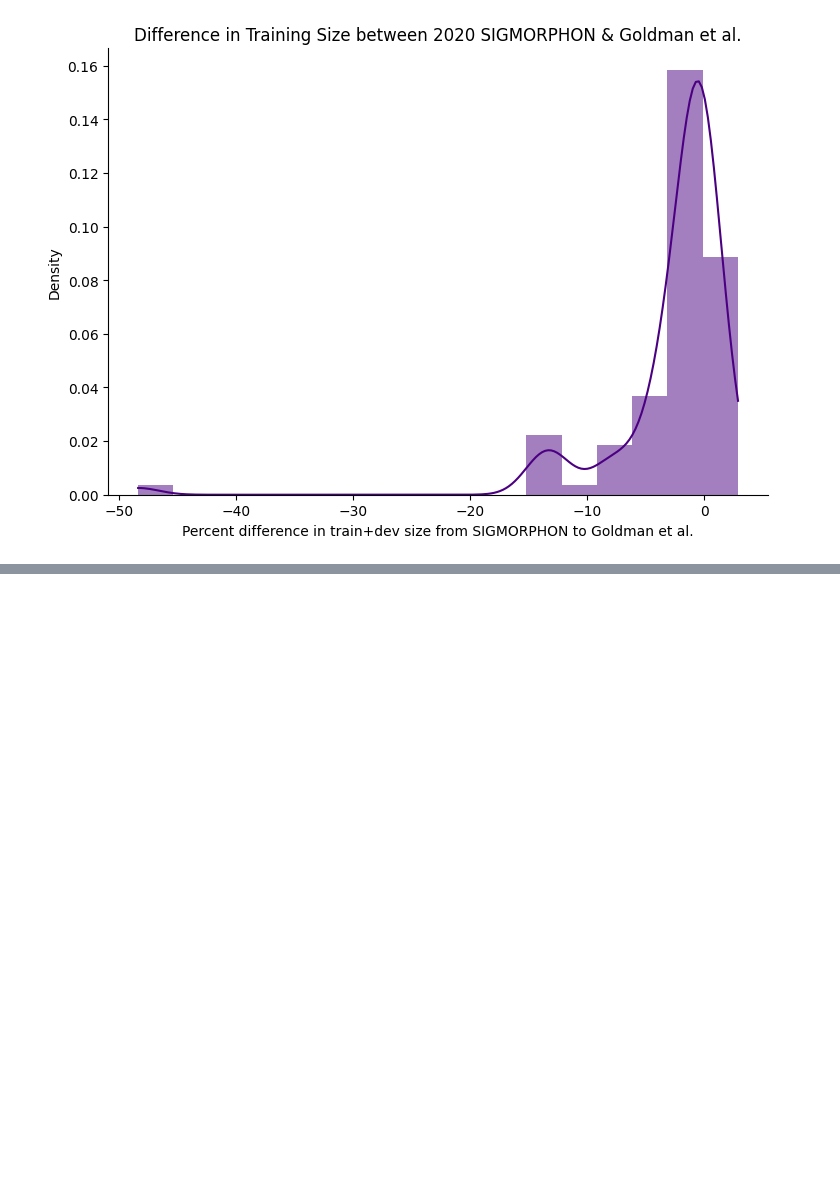
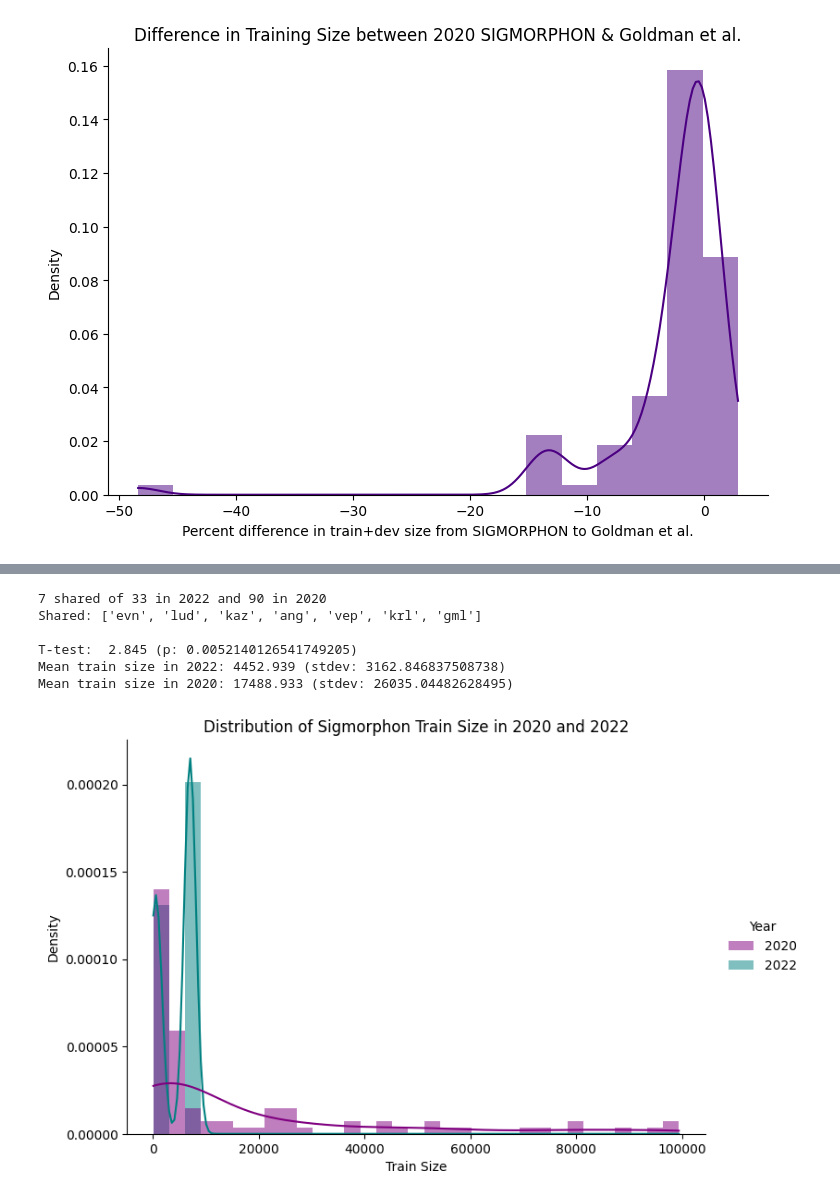
Before and after one commit to paynesa/qp2, a Jupyter notebook: code/exploration_plotting.ipynb, the cells around one changed output, grey strips where cells are left out. Saved outputs shown, nothing was run; the diff lists cells and outputs as text; code cells hidden in the pictures; blank space fills up the shorter version.

```diff
--- a/code/exploration_plotting.ipynb
+++ b/code/exploration_plotting.ipynb
@@ -467,0 +428,8 @@ Kendall's Tau:  0.003,   p = 0.9706108804980467
+# %%
+for f in [f for f in os.listdir(PATH_TO_GOLDMAN_DATA) if "." not in f]:
+    for lang in set([l.strip().split(".")[0] for l in os.listdir(f"{PATH_TO_GOLDMAN_DATA}/{f}")]):
+        train, dev, test = parse_files(f"{PATH_TO_GOLDMAN_DATA}/{f}/{lang}")
+        train_pos = set([x.split(";")[0] for x in train] + [x.split(";")[0] for x in dev])
+        test_pos = set([x.split(";")[0] for x in test])
+        assert(all(x in train_pos for x in test_pos))
+print("Success!")
@@ -467,0 +438,10 @@ Kendall's Tau:  0.003,   p = 0.9706108804980467
+# %%
+for f in [f for f in os.listdir(PATH_TO_GOLDMAN_DATA) if "." not in f]:
+    for lang in set([l.strip().split(".")[0] for l in os.listdir(f"{PATH_TO_GOLDMAN_DATA}/{f}")]):
+        train, dev, test = parse_files(f"{PATH_TO_GOLDMAN_DATA}/{f}/{lang}", 0)
+        train_lemmas = set(train)
+        dev_lemmas = set(dev)
+        test_lemmas = set(test)
+        assert(len([x for x in dev_lemmas if x in train_lemmas]) == 0)
+        assert(len([x for x in dev_lemmas if x in test_lemmas]) == 0)
+print("Success!")
@@ -467,0 +450,62 @@ Kendall's Tau:  0.003,   p = 0.9706108804980467
+# %%
+lang_to_train20 = {}
+
+for f in [f for f in os.listdir(PATH_TO_SIGMORPHON) if "." not in f]:
+    for lang in set([l.strip().split(".")[0] for l in os.listdir(f"{PATH_TO_GOLDMAN_DATA}/{f}")]):
+        train, dev, test = parse_files(f"{PATH_TO_SIGMORPHON}/{f}/{lang}")
+        lang_to_train20[lang] = len(train)
+
+
+lang_to_train22 = {}
+SIGMORPHON22 = "2022InflectionST/part1/development_languages"
+
+
+sigmorphon_22_files = [f for f in os.listdir(SIGMORPHON22) if "train" in f]
+langs = set([x.split("_")[0] for x in sigmorphon_22_files])
+for lang in langs:
+    if f"{lang}_large.train" in sigmorphon_22_files:
+        file = f"{lang}_large"
+    else:
+        file = f"{lang}_small"
+    lang_to_train22[lang] = len(open(f"{SIGMORPHON22}/{file}.train").readlines())
+
+
+print(f"{len([x for x in lang_to_train22 if x in lang_to_train20])} shared of {len(lang_to_train22)} in 2022 and {len(lang_to_train20)} in 2020")
+print(f"Shared: {[x for x in lang_to_train22 if x in lang_to_train20]}\n")
+
+values = list(lang_to_train20.values()) + list(lang_to_train22.values())
+labels = ["2020"] * len(lang_to_train20) + ["2022"] * len(lang_to_train22)
+
+df = pd.DataFrame({"Year": labels, "Train Size": values})
+df
+
+sns.displot(df,
+            palette=["purple", "teal"],
+            linewidth=0,
+            alpha=0.5,
+            x="Train Size",
+            hue="Year",
+            kde=True,
+            kde_kws={"bw_adjust": 3.5, "bw_method": 0.1},
+            binwidth=3000,
+            common_norm=False,
+            stat="density",
+            aspect=1.5
+           )
+plt.title("Distribution of Sigmorphon Train Size in 2020 and 2022")
+plt.savefig("../writeup/figs/training_size.png", dpi=500, bbox_inches='tight')
+
+# Run an unpaired t-test
+ttest = stats.ttest_ind(list(lang_to_train20.values()), list(lang_to_train22.values()))
+print(f"T-test:\t {ttest.statistic :.3f} (p: {ttest.pvalue})")
+
+print(f"Mean train size in 2022: {np.mean(np.asarray(list(lang_to_train22.values()))) :.3f} (stdev: {np.mean(np.std(list(lang_to_train22.values())))})")
+print(f"Mean train size in 2020: {np.mean(np.asarray(list(lang_to_train20.values()))) :.3f} (stdev: {np.mean(np.std(list(lang_to_train20.values())))})")
+# %% [output]
+7 shared of 33 in 2022 and 90 in 2020
+Shared: ['evn', 'lud', 'kaz', 'ang', 'vep', 'krl', 'gml']
+
+T-test:  2.845 (p: 0.0052140126541749205)
+Mean train size in 2022: 4452.939 (stdev: 3162.846837508738)
+Mean train size in 2020: 17488.933 (stdev: 26035.04482628495)
+[figure, added]
```
Also changed, not shown: parts of 13 cells of this notebook, 15 other files.
